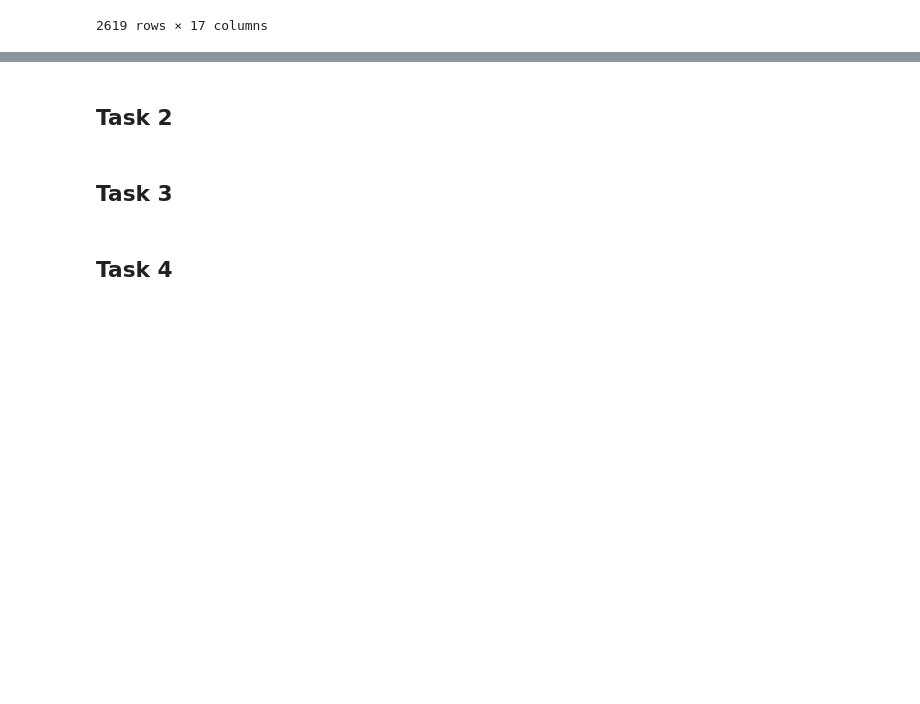
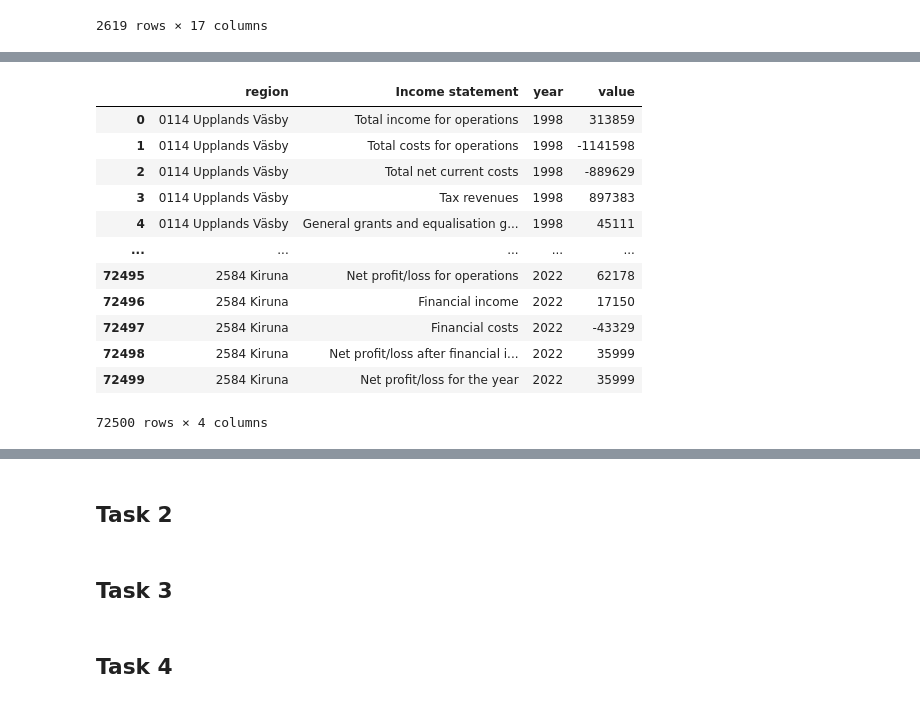
Before and after one commit to Keno-git/DS_assigment1, a Jupyter notebook: Assigment_1/Assigment_1.ipynb, the cells around one changed output, grey strips where cells are left out. Cells and saved outputs as stored; diff of their text form; code cells hidden in the pictures; blank space fills up the shorter version.

```diff
--- a/Assigment_1/Assigment_1.ipynb
+++ b/Assigment_1/Assigment_1.ipynb
@@ -21,0 +47,23 @@ political_seats
+# %%
+income = pd.read_csv("../datasets/income_statements.csv", encoding="iso8859_10", header=1)
+years = income.columns[2:].to_list()
+features = income["Income statement"].unique().tolist()
+features.append("region")
+income = income.melt(id_vars=["region", "Income statement"], var_name="year", value_name="value")
+income.pivot_table(index=["year", "region"], columns="Income statement", values="value")
+# %%
+income
+# %% [output]
+|  | region | Income statement | year | value |
+| 0 | 0114 Upplands Väsby | Total income for operations | 1998 | 313859 |
+| 1 | 0114 Upplands Väsby | Total costs for operations | 1998 | -1141598 |
+| 2 | 0114 Upplands Väsby | Total net current costs | 1998 | -889629 |
+| 3 | 0114 Upplands Väsby | Tax revenues | 1998 | 897383 |
+| 4 | 0114 Upplands Väsby | General grants and equalisation g... | 1998 | 45111 |
+| ... | ... | ... | ... | ... |
+| 72495 | 2584 Kiruna | Net profit/loss for operations | 2022 | 62178 |
+| 72496 | 2584 Kiruna | Financial income | 2022 | 17150 |
+| 72497 | 2584 Kiruna | Financial costs | 2022 | -43329 |
+| 72498 | 2584 Kiruna | Net profit/loss after financial i... | 2022 | 35999 |
+| 72499 | 2584 Kiruna | Net profit/loss for the year | 2022 | 35999 |
+72500 rows × 4 columns
```
Also changed, not shown: parts of 4 cells of this notebook.
